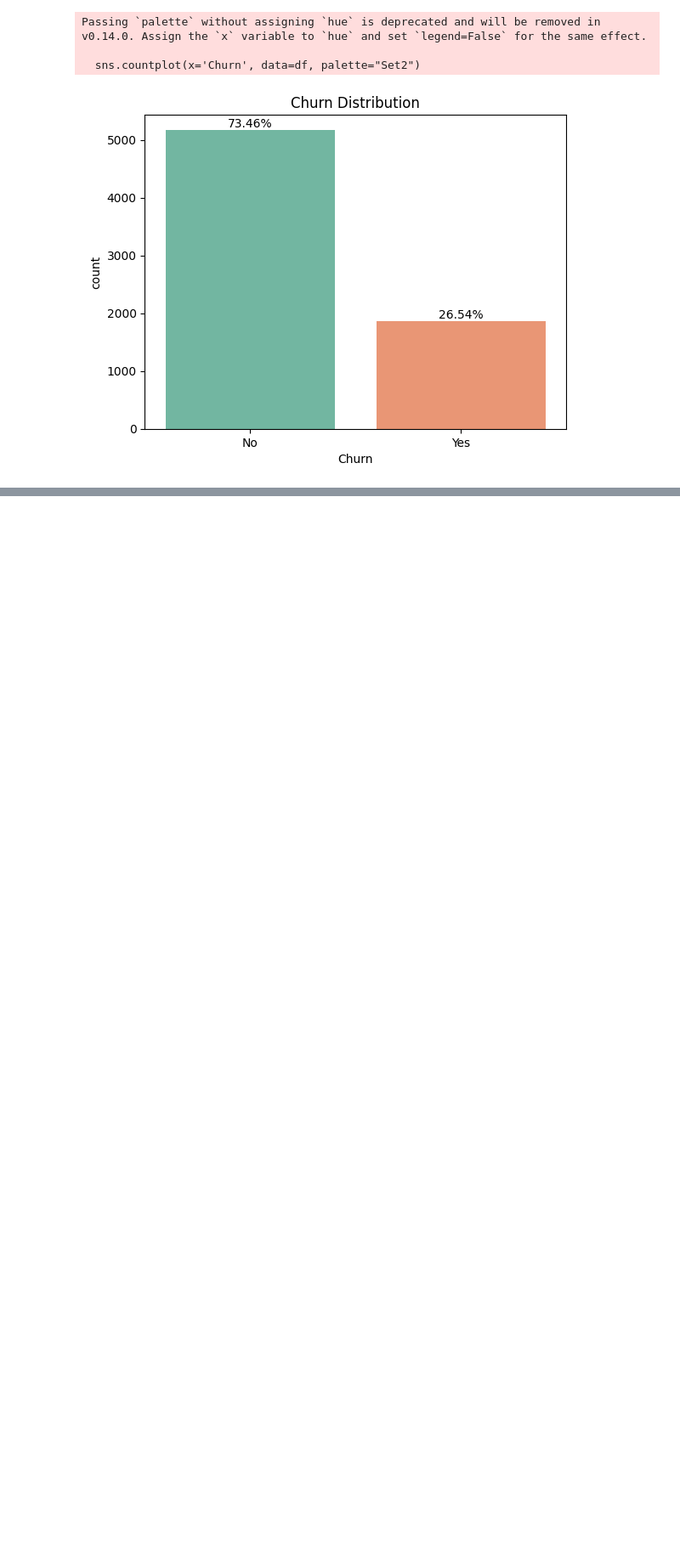
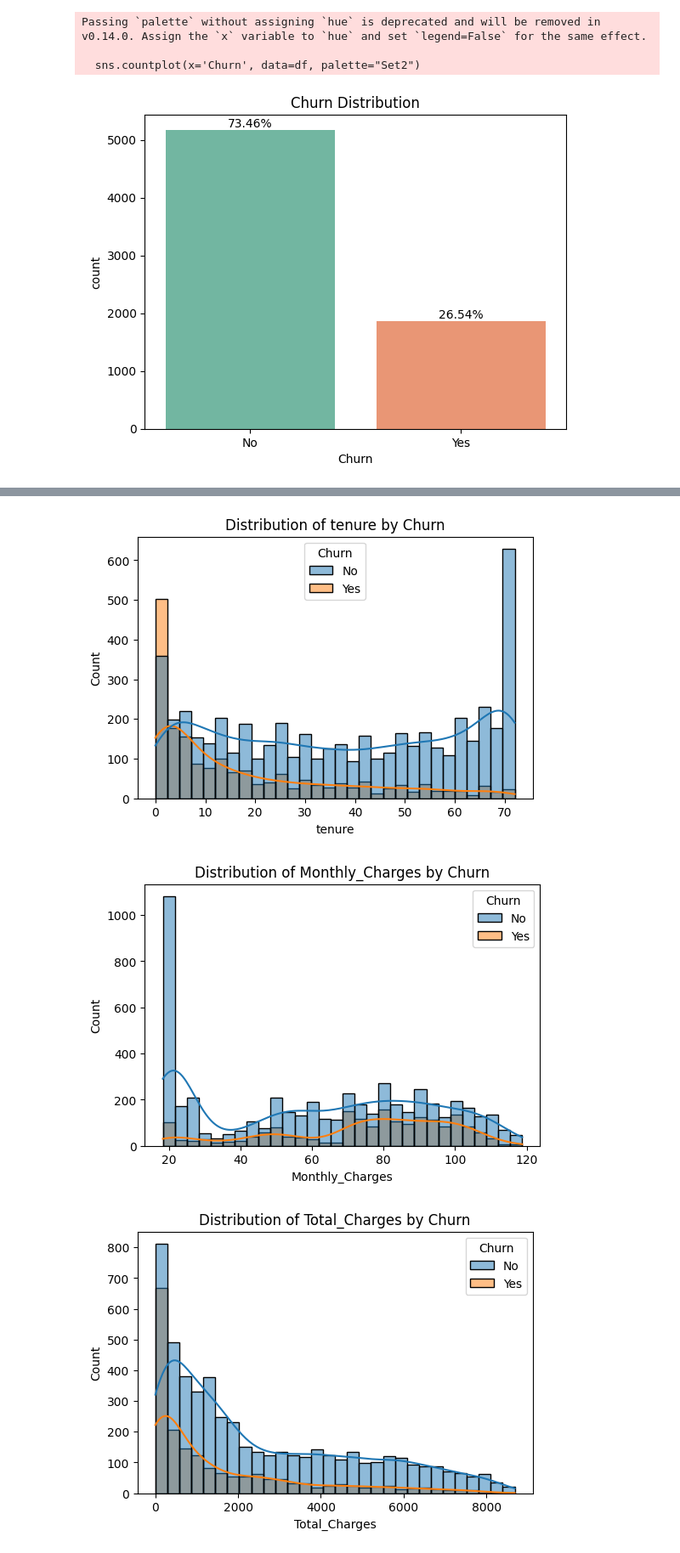
Before and after one commit to arwa-5aled/TelecomChurnUseCase, a Jupyter notebook: notebooks/exploratoryandpreprocessing.ipynb, the cells around one changed output, grey strips where cells are left out. Shown at 85% size. Drawn from its saved outputs; the diff is of its cells as text; code cells hidden in the pictures; blank space fills up the shorter version.

```diff
--- a/notebooks/exploratoryandpreprocessing.ipynb
+++ b/notebooks/exploratoryandpreprocessing.ipynb
@@ -258,0 +391,15 @@ Passing `palette` without assigning `hue` is deprecated and will be removed in v
+# %%
+import seaborn as sns
+import matplotlib.pyplot as plt
+
+num_features = ['tenure', 'Monthly_Charges', 'Total_Charges']
+
+for col in num_features:
+    plt.figure(figsize=(6,4))
+    sns.histplot(data=df, x=col, hue='Churn', kde=True, bins=30)
+    plt.title(f"Distribution of {col} by Churn")
+    plt.show()
+# %% [output]
+[figure, added]
+[figure, added]
+[figure, added]
```
Also changed, not shown: parts of 11 cells of this notebook.
